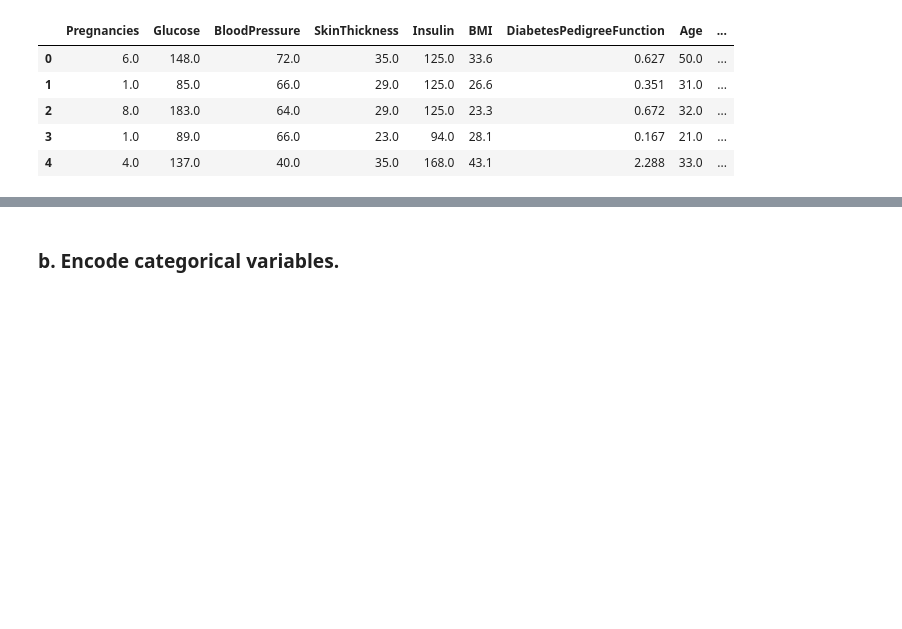
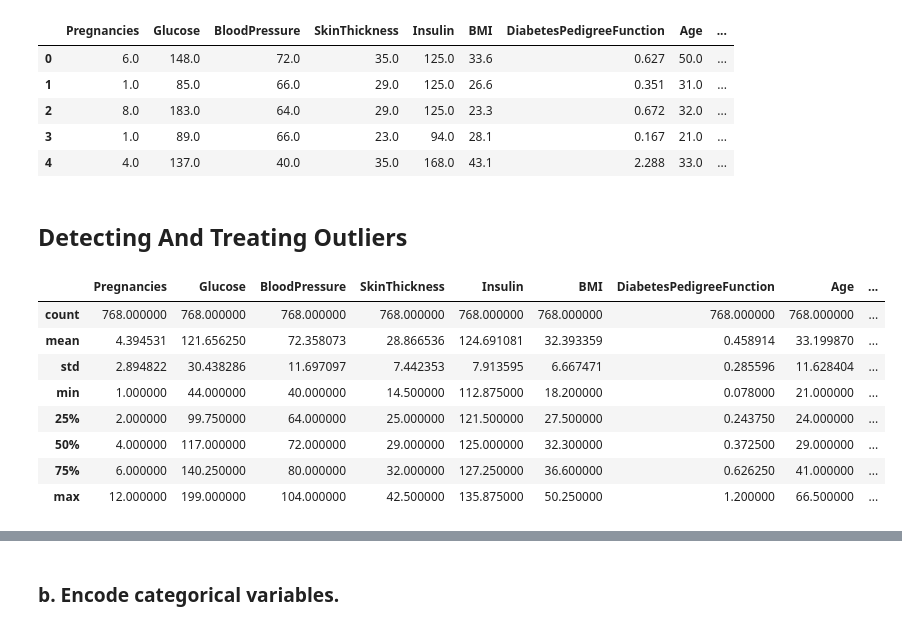
Before and after one commit to indrajeet-77/Diabetes-prediction-app, a Jupyter notebook: Assignment_8_(Logistic_Regression).ipynb, the cells around one changed output, grey strips where cells are left out. Cells and saved outputs as stored; diff of their text form; code cells hidden in the pictures; blank space fills up the shorter version.

```diff
--- a/Assignment_8_(Logistic_Regression).ipynb
+++ b/Assignment_8_(Logistic_Regression).ipynb
@@ -210,3 +210,5 @@ df.head()
 | 2 | 8.0 | 183.0 | 64.0 | 29.0 | 125.0 | 23.3 | 0.672 | 32.0 | ... |
 | 3 | 1.0 | 89.0 | 66.0 | 23.0 | 94.0 | 28.1 | 0.167 | 21.0 | ... |
 | 4 | 4.0 | 137.0 | 40.0 | 35.0 | 168.0 | 43.1 | 2.288 | 33.0 | ... |
+# %% [markdown]
+## Detecting And Treating Outliers
@@ -213,3 +227,15 @@ df.head()
+# %%
+df_capped.describe()
+# %% [output]
+|  | Pregnancies | Glucose | BloodPressure | SkinThickness | Insulin | BMI | DiabetesPedigreeFunction | Age | ... |
+| count | 768.000000 | 768.000000 | 768.000000 | 768.000000 | 768.000000 | 768.000000 | 768.000000 | 768.000000 | ... |
+| mean | 4.394531 | 121.656250 | 72.358073 | 28.866536 | 124.691081 | 32.393359 | 0.458914 | 33.199870 | ... |
+| std | 2.894822 | 30.438286 | 11.697097 | 7.442353 | 7.913595 | 6.667471 | 0.285596 | 11.628404 | ... |
+| min | 1.000000 | 44.000000 | 40.000000 | 14.500000 | 112.875000 | 18.200000 | 0.078000 | 21.000000 | ... |
+| 25% | 2.000000 | 99.750000 | 64.000000 | 25.000000 | 121.500000 | 27.500000 | 0.243750 | 24.000000 | ... |
+| 50% | 4.000000 | 117.000000 | 72.000000 | 29.000000 | 125.000000 | 32.300000 | 0.372500 | 29.000000 | ... |
+| 75% | 6.000000 | 140.250000 | 80.000000 | 32.000000 | 127.250000 | 36.600000 | 0.626250 | 41.000000 | ... |
+| max | 12.000000 | 199.000000 | 104.000000 | 42.500000 | 135.875000 | 50.250000 | 1.200000 | 66.500000 | ... |
 # %%
 # We need to scale the data cause the features in data have different scale so, i will use standardscaler to scale down the data
 from sklearn.preprocessing import StandardScaler
```
Also changed, not shown: parts of 16 cells of this notebook.
